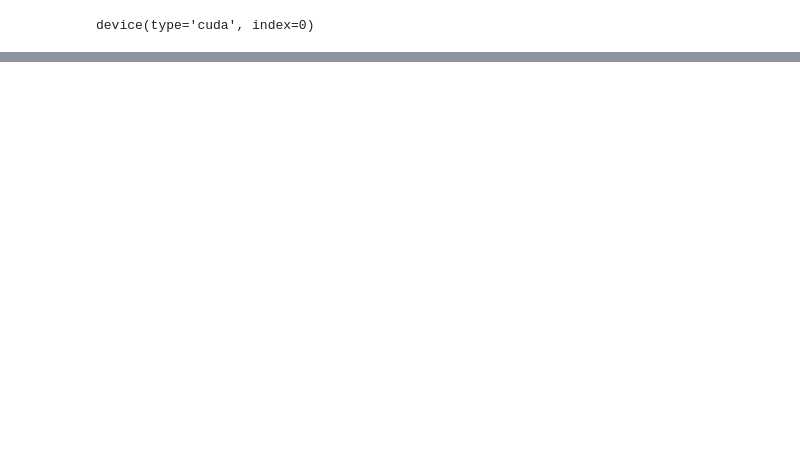
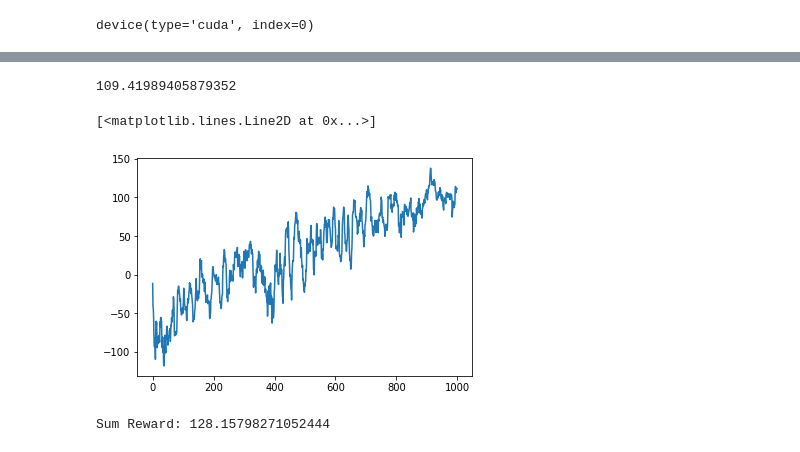
Before and after one commit to shyamsn97/optim-rl, a Jupyter notebook: examples/Reinforce.ipynb, the cells around one changed output, grey strips where cells are left out. Drawn from its saved outputs; the diff is of its cells as text; code cells hidden in the pictures; blank space fills up the shorter version.

```diff
--- a/examples/Reinforce.ipynb
+++ b/examples/Reinforce.ipynb
@@ -94,10 +94,12 @@ def reinforce_rollout(
 
     return np.array(observations), np.array(actions), np.array(rewards)
 # %%
-bar = tqdm(np.arange(50000))
+bar = tqdm(np.arange(1500))
 
 writer = get_tensorboard_logger("ReinforceLunarLander")
 optimizer = ReinforceOptimizer(policy, lr=0.001)
+
+returns = []
 
 for i in bar:
     observations, actions, rewards = optimizer.rollout(reinforce_rollout, env_name = "LunarLander-v2")
@@ -110,7 +112,7 @@ for i in bar:
     optimizer.zero_grad()
     loss = optimizer.loss_fn(torch_observations, torch_actions, torch_rewards)
     loss.backward()
-    torch.nn.utils.clip_grad_norm_(policy.parameters(), 10.0)
+    torch.nn.utils.clip_grad_norm_(policy.parameters(), 1.0)
     optimizer.step()
 
     # metrics
@@ -128,6 +130,7 @@ for i in bar:
     for key in metrics_dict:
         writer.add_scalar(key, metrics_dict[key], i)
 
+    returns.append(sum_reward)
 
     bar.set_description("Loss: {}, Reward: {}".format(loss, sum_reward))
 # %% [output]
@@ -152,0 +164,19 @@ from ray.util.multiprocessing import Pool
+# %%
+np.sum(rewards)
+# %% [output]
+109.41989405879352
+# %%
+import matplotlib.pyplot as plt
+
+def movingaverage(interval, window_size):
+    window = np.ones(int(window_size))/float(window_size)
+    return np.convolve(interval, window, 'same')
+# %%
+avg = movingaverage(returns, 10)
+# %%
+fig, ax = plt.subplots( nrows=1, ncols=1 )  # create figure & 1 axis
+
+ax.plot(avg[:1000] + 80)
+# %% [output]
+[<matplotlib.lines.Line2D at 0x...>]
+[figure, added]
@@ -152,0 +238,4 @@ from ray.util.multiprocessing import Pool
+# %%
+rewards, rendereds = render_rollout()
+# %% [output]
+Sum Reward: 128.15798271052444
```
Also changed, not shown: parts of 14 cells of this notebook, 7 other files.
